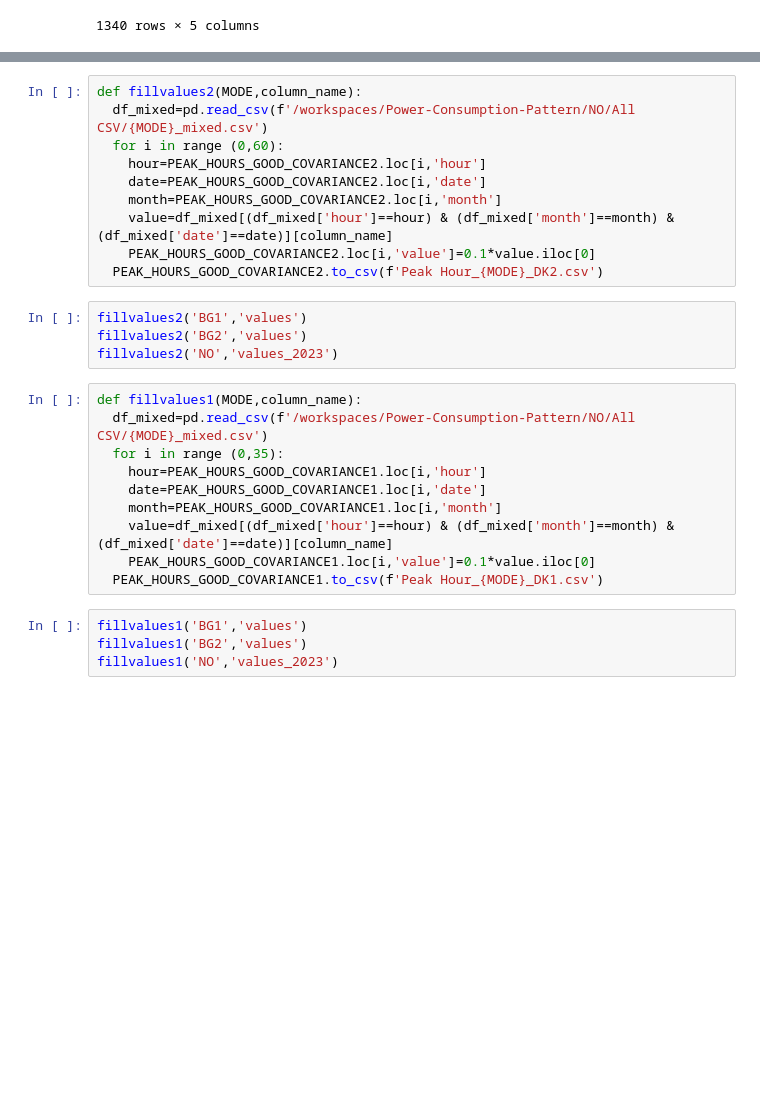
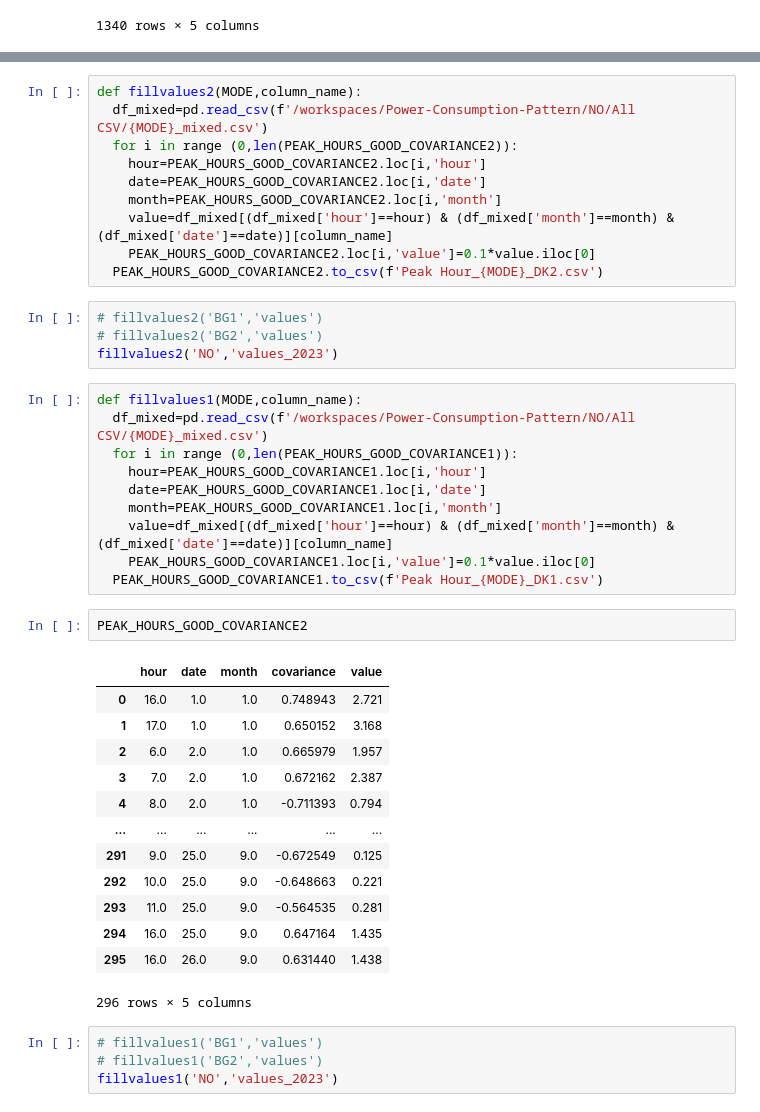
Before and after one commit to deevyansh/Power-Consumption-Pattern, a Jupyter notebook: NO/NO_peakhours (3).ipynb, the cells around one changed output, grey strips where cells are left out. Cells and saved outputs as stored; diff of their text form; blank space fills up the shorter version.

```diff
--- a/NO/NO_peakhours (3).ipynb
+++ b/NO/NO_peakhours (3).ipynb
@@ -379,7 +405,7 @@ PEAK_HOURS_GOOD_COVARIANCE2
 # %%
 def fillvalues2(MODE,column_name):
   df_mixed=pd.read_csv(f'/workspaces/Power-Consumption-Pattern/NO/All CSV/{MODE}_mixed.csv')
-  for i in range (0,60):
+  for i in range (0,len(PEAK_HOURS_GOOD_COVARIANCE2)):
     hour=PEAK_HOURS_GOOD_COVARIANCE2.loc[i,'hour']
     date=PEAK_HOURS_GOOD_COVARIANCE2.loc[i,'date']
     month=PEAK_HOURS_GOOD_COVARIANCE2.loc[i,'month']
@@ -387,20 +413,36 @@ def fillvalues2(MODE,column_name):
     PEAK_HOURS_GOOD_COVARIANCE2.loc[i,'value']=0.1*value.iloc[0]
   PEAK_HOURS_GOOD_COVARIANCE2.to_csv(f'Peak Hour_{MODE}_DK2.csv')
 # %%
-fillvalues2('BG1','values')
-fillvalues2('BG2','values')
+# fillvalues2('BG1','values')
+# fillvalues2('BG2','values')
 fillvalues2('NO','values_2023')
 # %%
 def fillvalues1(MODE,column_name):
   df_mixed=pd.read_csv(f'/workspaces/Power-Consumption-Pattern/NO/All CSV/{MODE}_mixed.csv')
-  for i in range (0,35):
+  for i in range (0,len(PEAK_HOURS_GOOD_COVARIANCE1)):
     hour=PEAK_HOURS_GOOD_COVARIANCE1.loc[i,'hour']
     date=PEAK_HOURS_GOOD_COVARIANCE1.loc[i,'date']
     month=PEAK_HOURS_GOOD_COVARIANCE1.loc[i,'month']
     value=df_mixed[(df_mixed['hour']==hour) & (df_mixed['month']==month) & (df_mixed['date']==date)][column_name]
     PEAK_HOURS_GOOD_COVARIANCE1.loc[i,'value']=0.1*value.iloc[0]
   PEAK_HOURS_GOOD_COVARIANCE1.to_csv(f'Peak Hour_{MODE}_DK1.csv')
+# %%
+PEAK_HOURS_GOOD_COVARIANCE2
+# %% [output]
+|  | hour | date | month | covariance | value |
+| 0 | 16.0 | 1.0 | 1.0 | 0.748943 | 2.721 |
+| 1 | 17.0 | 1.0 | 1.0 | 0.650152 | 3.168 |
+| 2 | 6.0 | 2.0 | 1.0 | 0.665979 | 1.957 |
+| 3 | 7.0 | 2.0 | 1.0 | 0.672162 | 2.387 |
+| 4 | 8.0 | 2.0 | 1.0 | -0.711393 | 0.794 |
+| ... | ... | ... | ... | ... | ... |
+| 291 | 9.0 | 25.0 | 9.0 | -0.672549 | 0.125 |
+| 292 | 10.0 | 25.0 | 9.0 | -0.648663 | 0.221 |
+| 293 | 11.0 | 25.0 | 9.0 | -0.564535 | 0.281 |
+| 294 | 16.0 | 25.0 | 9.0 | 0.647164 | 1.435 |
+| 295 | 16.0 | 26.0 | 9.0 | 0.631440 | 1.438 |
+296 rows × 5 columns
 # %%
-fillvalues1('BG1','values')
-fillvalues1('BG2','values')
+# fillvalues1('BG1','values')
+# fillvalues1('BG2','values')
 fillvalues1('NO','values_2023')
```
Also changed, not shown: parts of 6 cells of this notebook, 6 other files.
